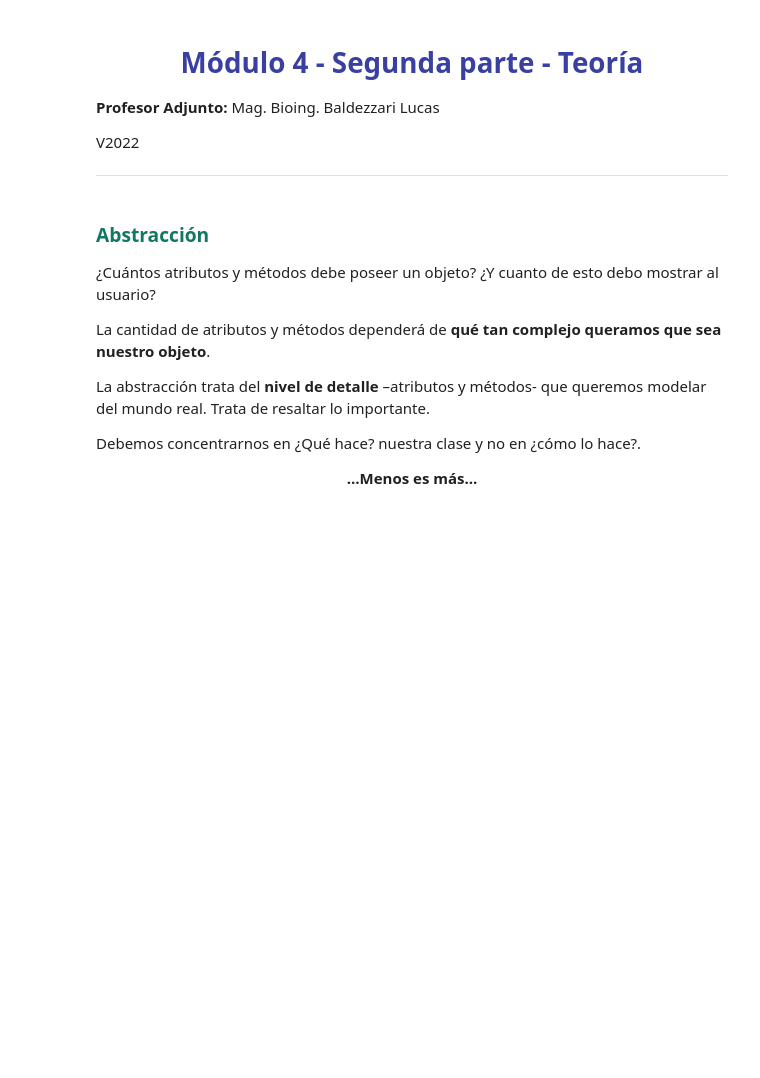
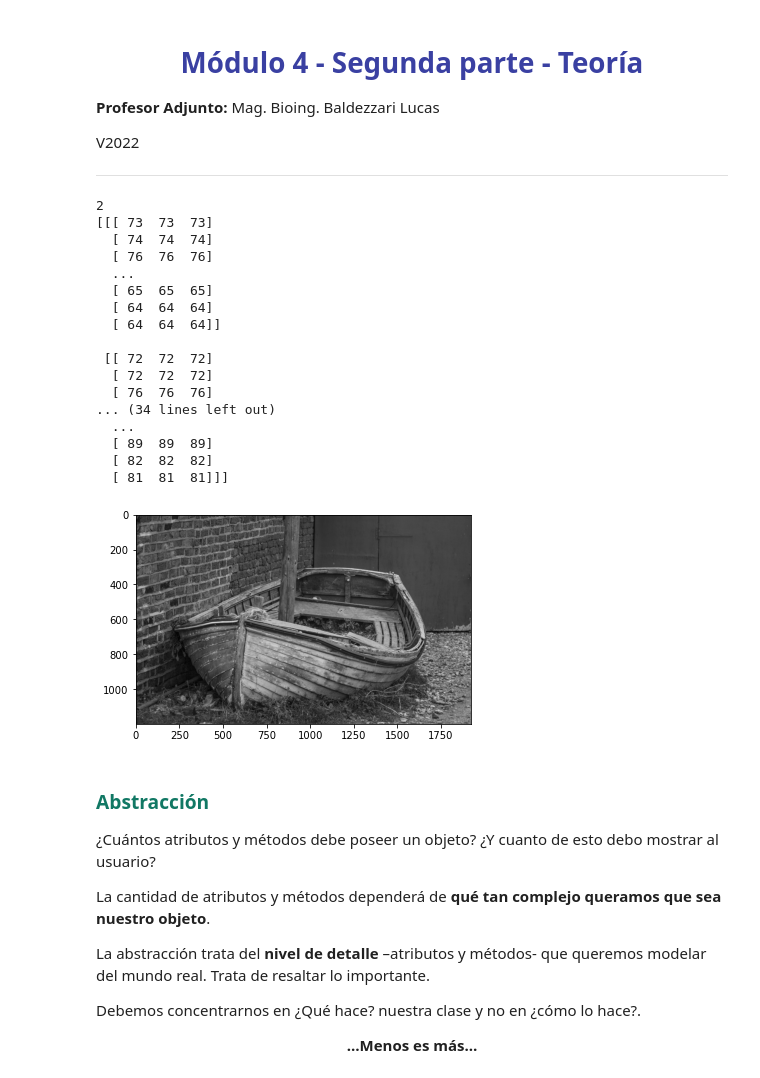
Before and after one commit to WalterMarH/PDA, a Jupyter notebook: Ejemplos/Módulo 4 - Teoría - Parte 2.ipynb, the cells around one changed output. Cells and saved outputs as stored; diff of their text form; code cells hidden in the pictures; blank space fills up the shorter version.

```diff
--- a/Ejemplos/Módulo 4 - Teoría - Parte 2.ipynb
+++ b/Ejemplos/Módulo 4 - Teoría - Parte 2.ipynb
@@ -6,6 +6,33 @@
 <p style='text-align: left;'> V2022 </p>
 
 <hr style="border:1px solid gray"> </hr>
+# %%
+import matplotlib.pyplot as plt
+import matplotlib.image as mpimg
+
+img = mpimg.imread('C:/Users/Walter/Documents/GitHub/PDA/Ejercitacion/EJE-MOD4-Seg/bote.jpg')
+print('2')
+print(img)
+imgplot = plt.imshow(img)
+# %% [output]
+2
+[[[ 73  73  73]
+  [ 74  74  74]
+  [ 76  76  76]
+  ...
+  [ 65  65  65]
+  [ 64  64  64]
+  [ 64  64  64]]
+
+ [[ 72  72  72]
+  [ 72  72  72]
+  [ 76  76  76]
+... (34 lines left out)
+  ...
+  [ 89  89  89]
+  [ 82  82  82]
+  [ 81  81  81]]]
+[figure, added]
 # %% [markdown]
 ### <span style='color:#117864'> Abstracción </span>
 
```
Also changed, not shown: 54 other files.
